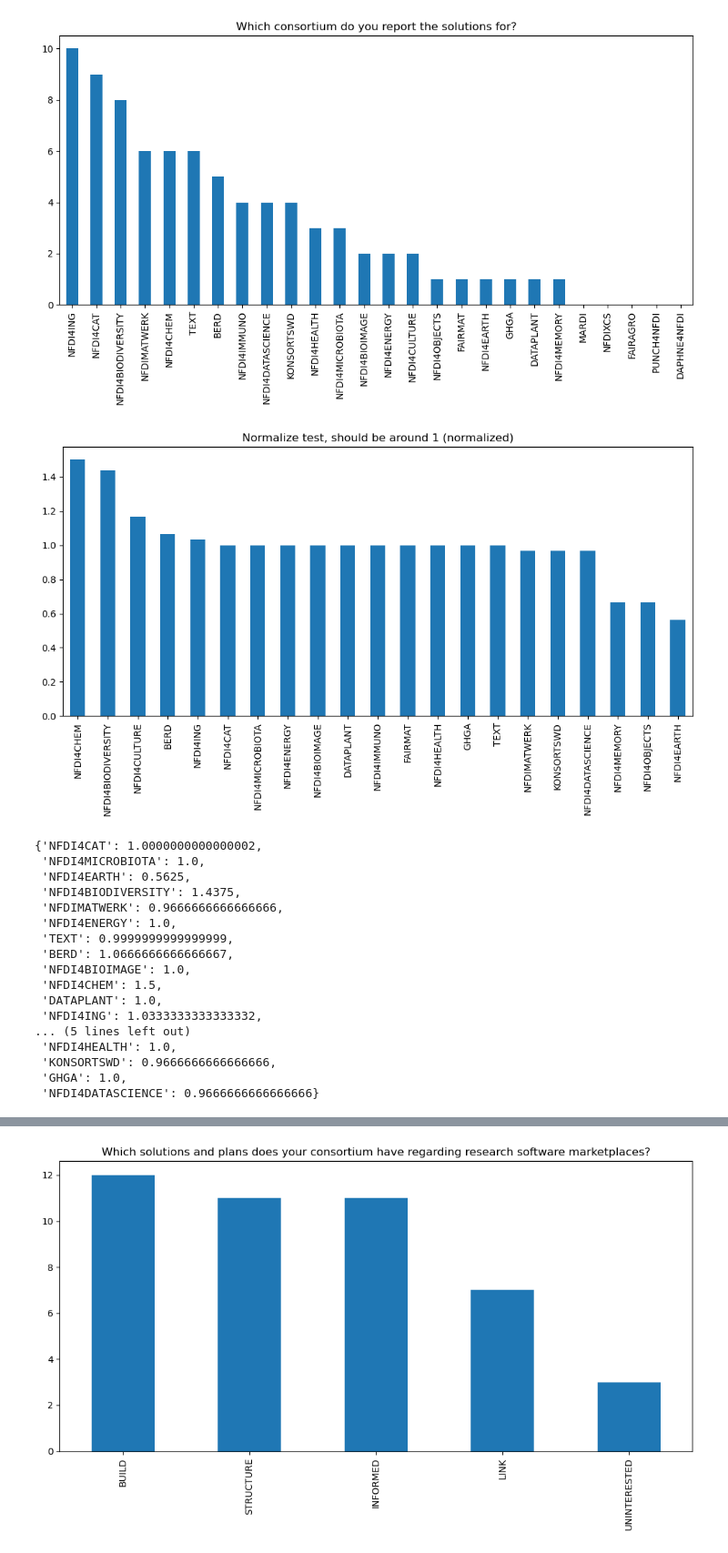
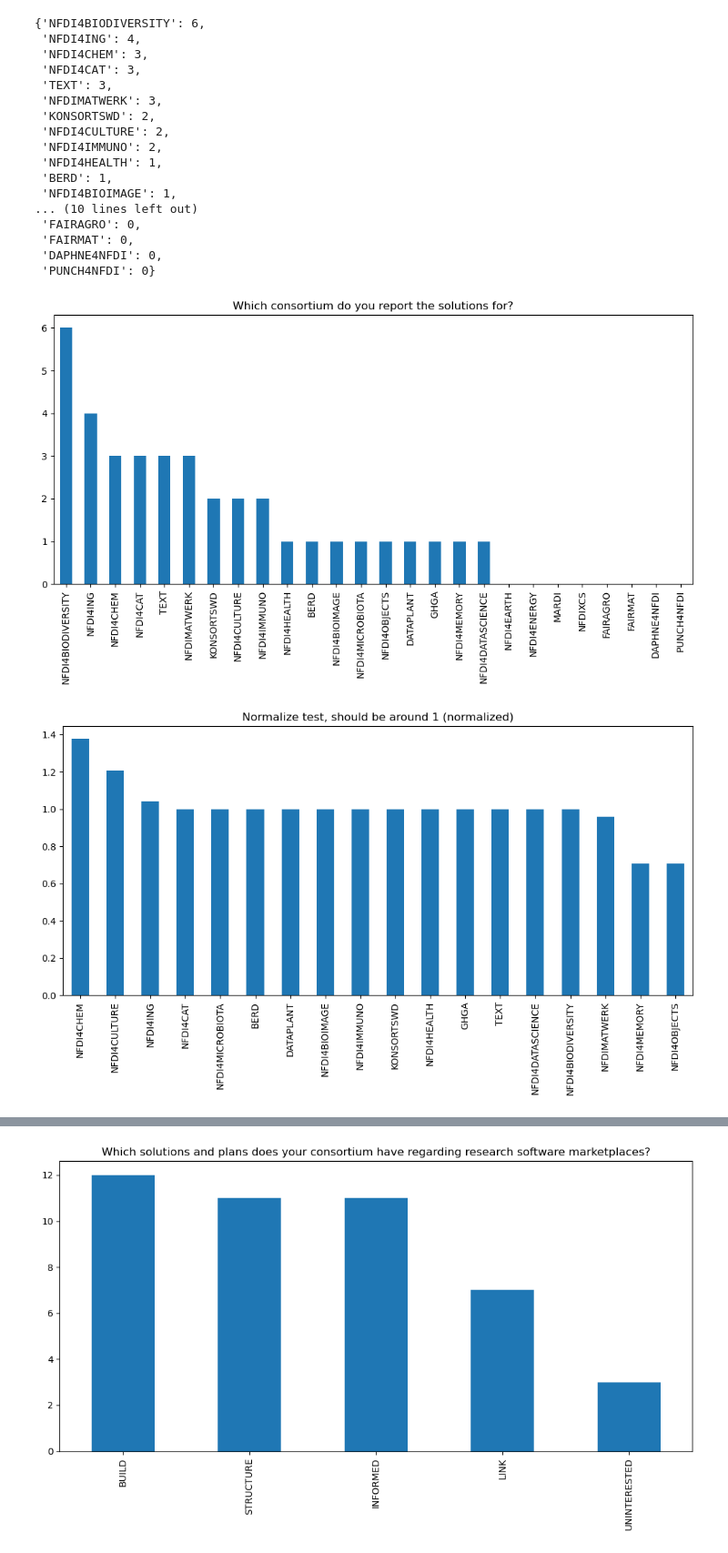
Before and after one commit to KonradHoeffner/softwaresurvey, a Jupyter notebook: results.ipynb, the cells around one changed output, grey strips where cells are left out. Shown at 91% size. Drawn from its saved outputs; the diff is of its cells as text; code cells hidden in the pictures.

Commit message:
add results_clean.csv with only complete answers, without contact and forward columns

```diff
--- a/results.ipynb
+++ b/results.ipynb
@@ -5,7 +5,8 @@ import numpy as np
 import matplotlib.pyplot as plt
 import pandas as pd
 pd.set_option('display.max_rows', None)
-df = pd.read_csv('results.csv')
+df0 = pd.read_csv('results.csv')
+df = pd.read_csv('results_clean.csv')
 df.head(5)
 # %% [output]
 |  | id | submitdate | lastpage | startlanguage | seed | startdate | datestamp | consortium[berd] | ... |
@@ -59,7 +66,7 @@ def col_count(prefix,title):
     df[prefix] = aggregate
 
     sorted_counts  = dict(sorted(counts.items(), key=lambda item: item[1], reverse=True))
-    #display(sorted_counts)
+    display(sorted_counts)
     pd.Series(sorted_counts).plot(kind='bar', figsize=(10, 6), rot=90, title=title)
     plt.tight_layout()
     plt.show()
@@ -77,50 +84,53 @@ def col_count_normalize(prefix,title):
     cons = df["consortium"]
     #display(cons)
 
     normalized_counts = {}
     aggregated = df[prefix]
     #for col in cols:
             #new_col_name = re.sub(prefix+r"\[(.*)\]", lambda m: m.group(1).upper(), col)
             #counts = int((df[col] == 'Y').sum())
     for index, values in aggregated.items():
             # using the aggregated column where the values are a set
             # alternatively we could also use the non-aggregated columns
             for value in values:
                 if not value in normalized_counts:
                     normalized_counts[value] = 0
                 consortia = cons.at[index]
                 # ignore answers which did not specify a consortium, alternatively one could also assign a constant value to them
                 if len(consortia)>0:
                     #display(consortia)
                     weights = list(map(lambda c: 1/cons_count[c],consortia))
+                    # the results get a bit wierd if people are part of multiple consortia, I just tried different ways of aggregation and the average provided values most closely to 1.0
+                    # feel free to propose a better way, or is there even a standard? We can't be the first ones with this problem.
                     weight = sum(weights)/len(weights)
                     normalized_counts[value] += weight
 
     sorted_counts  = dict(sorted(normalized_counts.items(), key=lambda item: item[1], reverse=True))
     pd.Series(sorted_counts).plot(kind='bar', figsize=(10, 6), rot=90, title=title+" (normalized)")
     plt.tight_layout()
     plt.show()
     return normalized_counts
 
-# normalizing consoritium on itself does not produce helpful insights but we can verify that it works because the scores should all be 1 or close to it depending on how we treat special cases
+# normalizing consoritium on itself does not produce helpful insights but we can verify that normalization works because the scores should all be 1 or close to it depending on how we treat special cases
+# Python or Math experts, feel free to point out if I made errors somewhere or if you know a better formula for normalizations, but in the end I think it is not that cricial because we want to get a rough overview
 col_count_normalize("consortium","Normalize test, should be around 1")
 # %% [output]
+{'NFDI4BIODIVERSITY': 6,
+ 'NFDI4ING': 4,
+ 'NFDI4CHEM': 3,
+ 'NFDI4CAT': 3,
+ 'TEXT': 3,
+ 'NFDIMATWERK': 3,
+ 'KONSORTSWD': 2,
+ 'NFDI4CULTURE': 2,
+ 'NFDI4IMMUNO': 2,
+ 'NFDI4HEALTH': 1,
+ 'BERD': 1,
+ 'NFDI4BIOIMAGE': 1,
+... (10 lines left out)
+ 'FAIRAGRO': 0,
+ 'FAIRMAT': 0,
+ 'DAPHNE4NFDI': 0,
+ 'PUNCH4NFDI': 0}
-[figure, old version]
+[figure, new version]
-[figure, old version]
+[figure, new version]
-{'NFDI4CAT': 1.0000000000000002,
- 'NFDI4MICROBIOTA': 1.0,
- 'NFDI4EARTH': 0.5625,
- 'NFDI4BIODIVERSITY': 1.4375,
- 'NFDIMATWERK': 0.9666666666666666,
- 'NFDI4ENERGY': 1.0,
- 'TEXT': 0.9999999999999999,
- 'BERD': 1.0666666666666667,
- 'NFDI4BIOIMAGE': 1.0,
- 'NFDI4CHEM': 1.5,
- 'DATAPLANT': 1.0,
- 'NFDI4ING': 1.0333333333333332,
-... (5 lines left out)
- 'NFDI4HEALTH': 1.0,
- 'KONSORTSWD': 0.9666666666666666,
- 'GHGA': 1.0,
- 'NFDI4DATASCIENCE': 0.9666666666666666}
```
Also changed, not shown: parts of 4 cells of this notebook, 1 other file.
